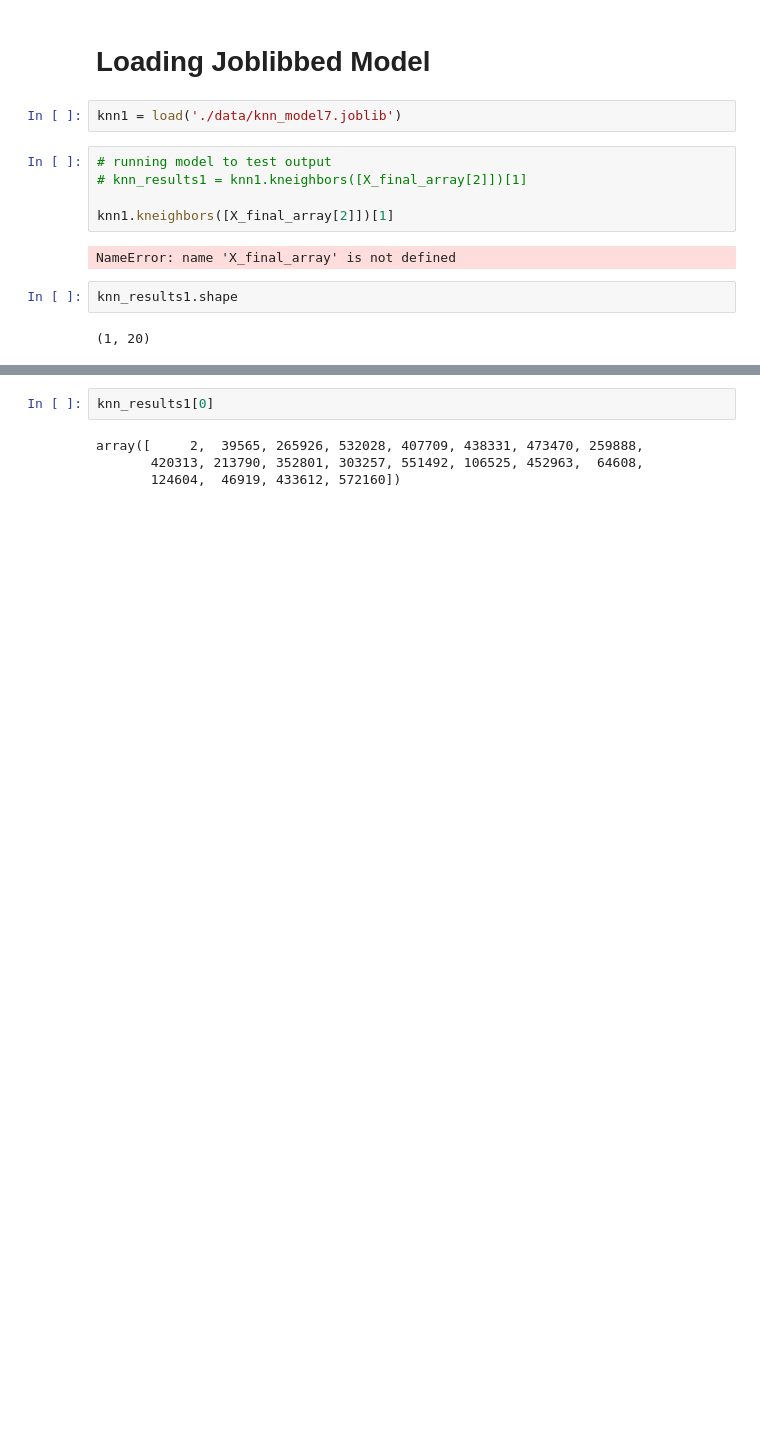
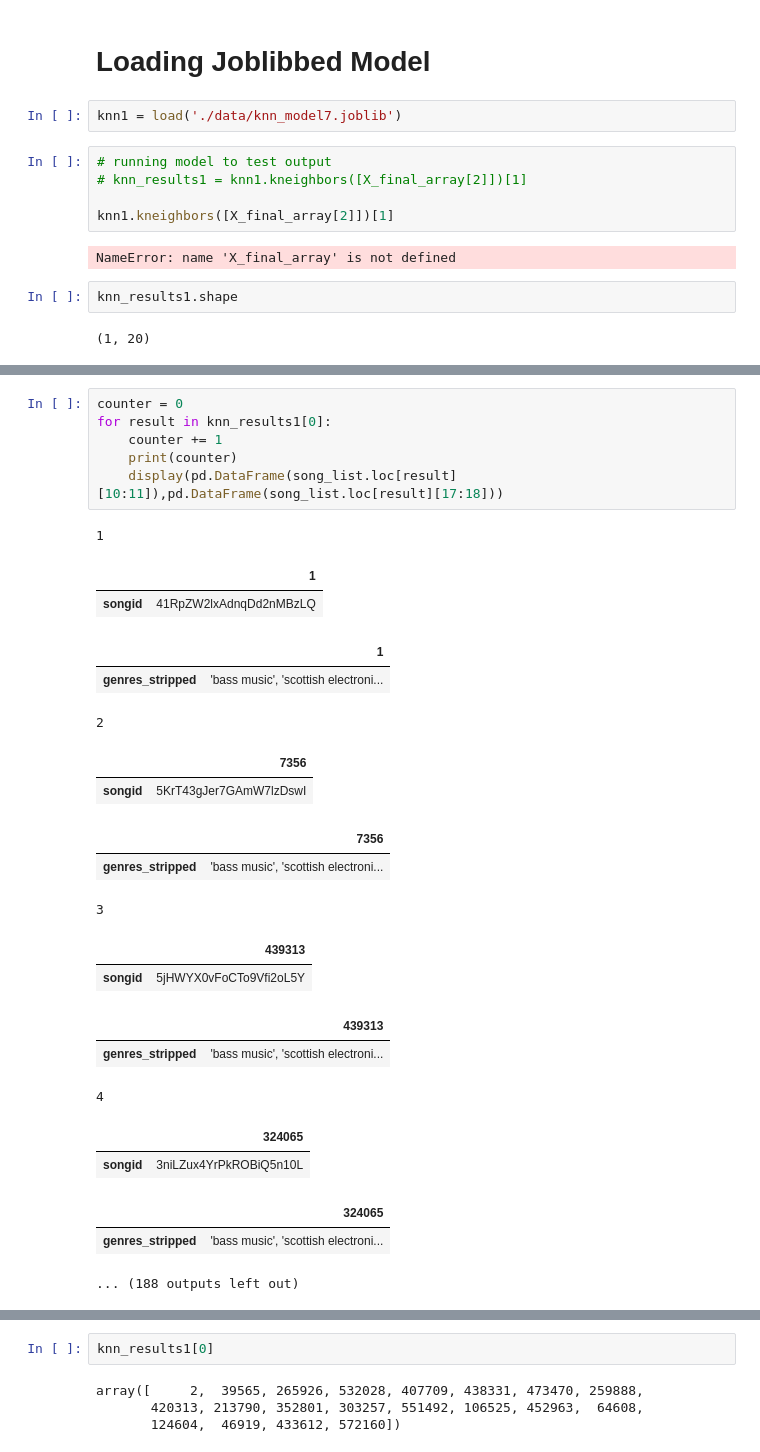
Before and after one commit to BloomTech-Labs/Music-Meteorologist-ds, a Jupyter notebook: model_notebooks/knn_model_v4_genre_embeddings.ipynb, the cells around one changed output, grey strips where cells are left out. Cells and saved outputs as stored; diff of their text form; blank space fills up the shorter version.

```diff
--- a/model_notebooks/knn_model_v4_genre_embeddings.ipynb
+++ b/model_notebooks/knn_model_v4_genre_embeddings.ipynb
@@ -180,0 +203,28 @@ knn_results1.shape
+# %%
+counter = 0
+for result in knn_results1[0]:
+    counter += 1
+    print(counter)
+    display(pd.DataFrame(song_list.loc[result][10:11]),pd.DataFrame(song_list.loc[result][17:18]))
+# %% [output]
+1
+|  | 1 |
+| songid | 41RpZW2lxAdnqDd2nMBzLQ |
+|  | 1 |
+| genres_stripped | 'bass music', 'scottish electroni... |
+2
+|  | 7356 |
+| songid | 5KrT43gJer7GAmW7lzDswI |
+|  | 7356 |
+| genres_stripped | 'bass music', 'scottish electroni... |
+3
+|  | 439313 |
+| songid | 5jHWYX0vFoCTo9Vfi2oL5Y |
+|  | 439313 |
+| genres_stripped | 'bass music', 'scottish electroni... |
+4
+|  | 324065 |
+| songid | 3niLZux4YrPkROBiQ5n10L |
+|  | 324065 |
+| genres_stripped | 'bass music', 'scottish electroni... |
+... (188 outputs left out)
```
Also changed, not shown: parts of 10 cells of this notebook, 6 other files.
